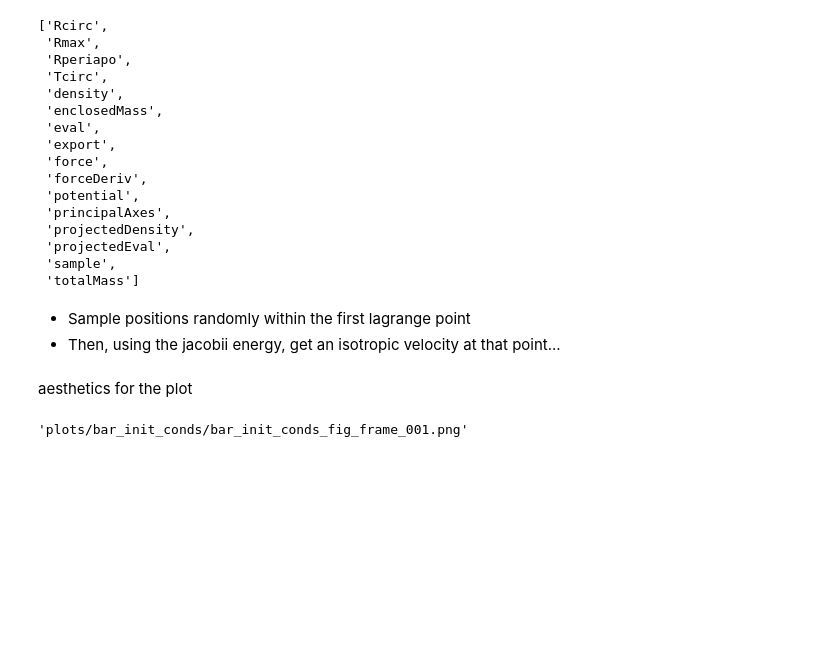
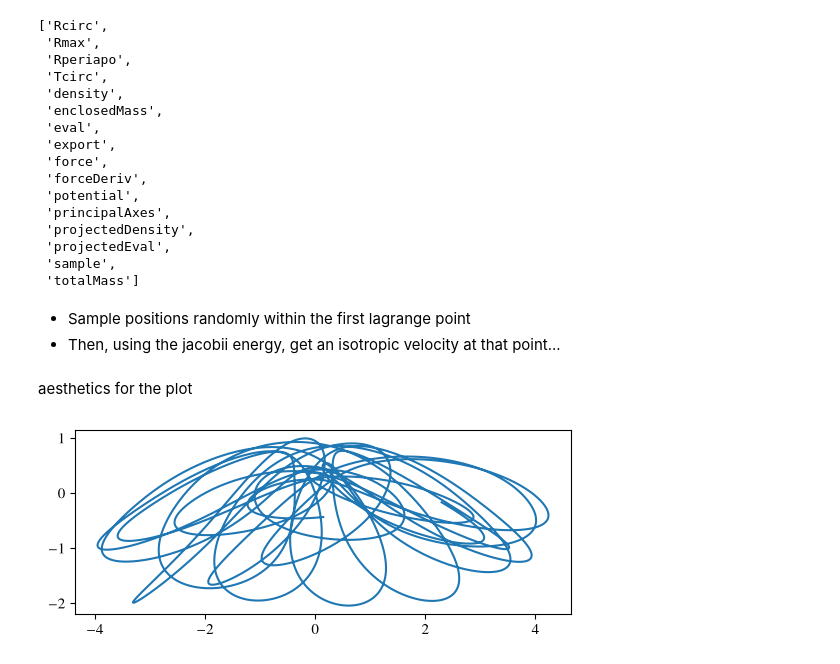
Before and after one commit to salvatore-ferrone/bar-dynamics, a Jupyter notebook: pedagogy/schwarzchild_hunter2024_bar.ipynb, the cells around one changed output. Drawn from its saved outputs; the diff is of its cells as text; code cells hidden in the pictures; blank space fills up the shorter version.

```diff
--- a/pedagogy/schwarzchild_hunter2024_bar.ipynb
+++ b/pedagogy/schwarzchild_hunter2024_bar.ipynb
@@ -78,28 +70,12 @@ z_max_within_bar_given_x_y = lambda z, x, y, pot, omega, Ej: barframe.pot_eff(po
 # %%
-# get the 3D zero velocity surface for the effective potential.
-# sample it in order
-x_sample = numpy.random.uniform(-x_l1, x_l1)
-
-# since the curvatuce changes, and `brentq` looks for roots within a,b, I have to refine the bounds on y
-solution=optimize.minimize(y_max_within_bar_given_x_minimize,x_l1/2,args=(x_sample,pot_total,omega))
-
-y_max = optimize.brentq(y_max_root_within_bar_given_x,0,solution.x[0],args=(x_sample,pot_total,omega,e_l1))
-y_sample = numpy.random.uniform(-y_max,y_max)
-# given y, get the maximum z
-# update the energy, because, it's not the lagrange enegy, it's less!
-e_at_x_y = barframe.pot_eff(pot_total,omega,numpy.array([x_sample,y_sample,0]))
-z_max = optimize.brentq(z_max_within_bar_given_x_y,0,y_max,args=(x_sample,y_sample,pot_total,omega,e_l1))
-z_sample = numpy.random.uniform(-z_max,z_max)
-
-maxspeed = numpy.sqrt(-2*(barframe.pot_eff(pot_total,omega,numpy.array([0.1,0.1,0.1])) - e_l1))
-availablespeed = numpy.sqrt(-2*(barframe.pot_eff(pot_total,omega,numpy.array([x_sample,y_sample,z_sample])) - e_l1))
-v_sample = numpy.random.uniform(0,availablespeed)
-# for the uniform circle, it's uniform over cosine
-theta=numpy.arccos(numpy.random.uniform(-1,1))
-phi = numpy.random.uniform(-numpy.pi,numpy.pi)
-vx = v_sample*numpy.sin(theta)*numpy.cos(phi)
-vy = v_sample*numpy.sin(theta)*numpy.sin(phi)
-vz = v_sample*numpy.cos(theta)
+rng = numpy.random.default_rng(4)
+x_sample = rng.uniform(-x_l1, x_l1)
+y_max = barframe.ymax_within_bar(pot_total, omega, x_sample, e_l1, x_l1/2)
+y_sample = rng.uniform(-y_max, y_max)
+z_max = barframe.zmax_within_bar(pot_total, omega, x_sample, y_sample, e_l1, y_max)
+z_sample = rng.uniform(-z_max, z_max)
+availablespeed = barframe.available_speed(pot_total, omega, [x_sample, y_sample, z_sample], e_l1)
+(vx, vy, vz), v_sample, theta, phi = barframe.sample_velocity_isotropic(availablespeed, rng)
 # %% [markdown]
 aesthetics for the plot
 # %%
@@ -133,10 +109,6 @@ pos = numpy.column_stack((x_sample*numpy.ones_like(ys), ys,0*ys))
 phi_y_at_x = barframe.pot_eff(pot_total,omega,pos)
 phi_y_max_at_x = barframe.pot_eff(pot_total,omega,numpy.array([x_sample,y_max,0]))
 phi_y_max_at_x_sample = barframe.pot_eff(pot_total,omega,numpy.array([x_sample,y_sample,0]))
-# %%
-figbasename = "plots/bar_init_conds/bar_init_conds_fig_frame_{:03d}.png"
-# %% [output]
-'plots/bar_init_conds/bar_init_conds_fig_frame_001.png'
 # %%
 figbasename = "plots/bar_init_conds/bar_init_conds_fig_frame_{:03d}.png"
 framecounter=0
@@ -283,3 +255,12 @@ axis_angle.plot(phi, numpy.pi/2 - theta, "o", color="k")
 fig.tight_layout()
 fig.savefig(figbasename.format(framecounter),dpi=300)
 framecounter+=1
+# %%
+ic = numpy.array([x_sample,y_sample,z_sample,vx,vy,vz])
+timestamps,orbit=agama.orbit(ic=ic,potential=pot_total,Omega=omega,time=1,trajsize=int(1e4))
+# %%
+fig,axis=plt.subplots(1,1)
+axis.plot(orbit[:,0],orbit[:,2])
+axis.set(aspect="equal");
+# %% [output]
+[figure, added]
```
Also changed, not shown: parts of 2 cells of this notebook, 21 other files.
